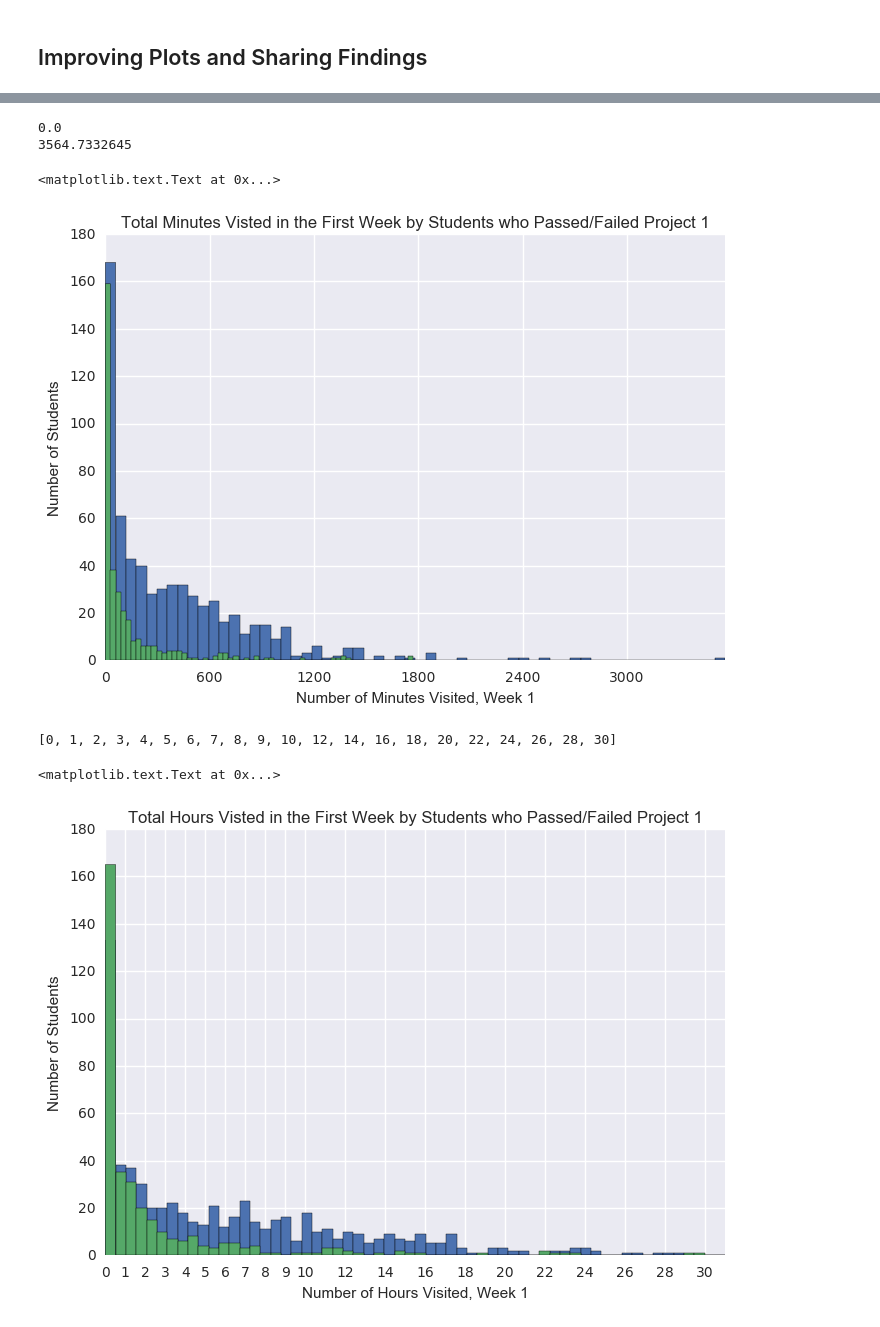
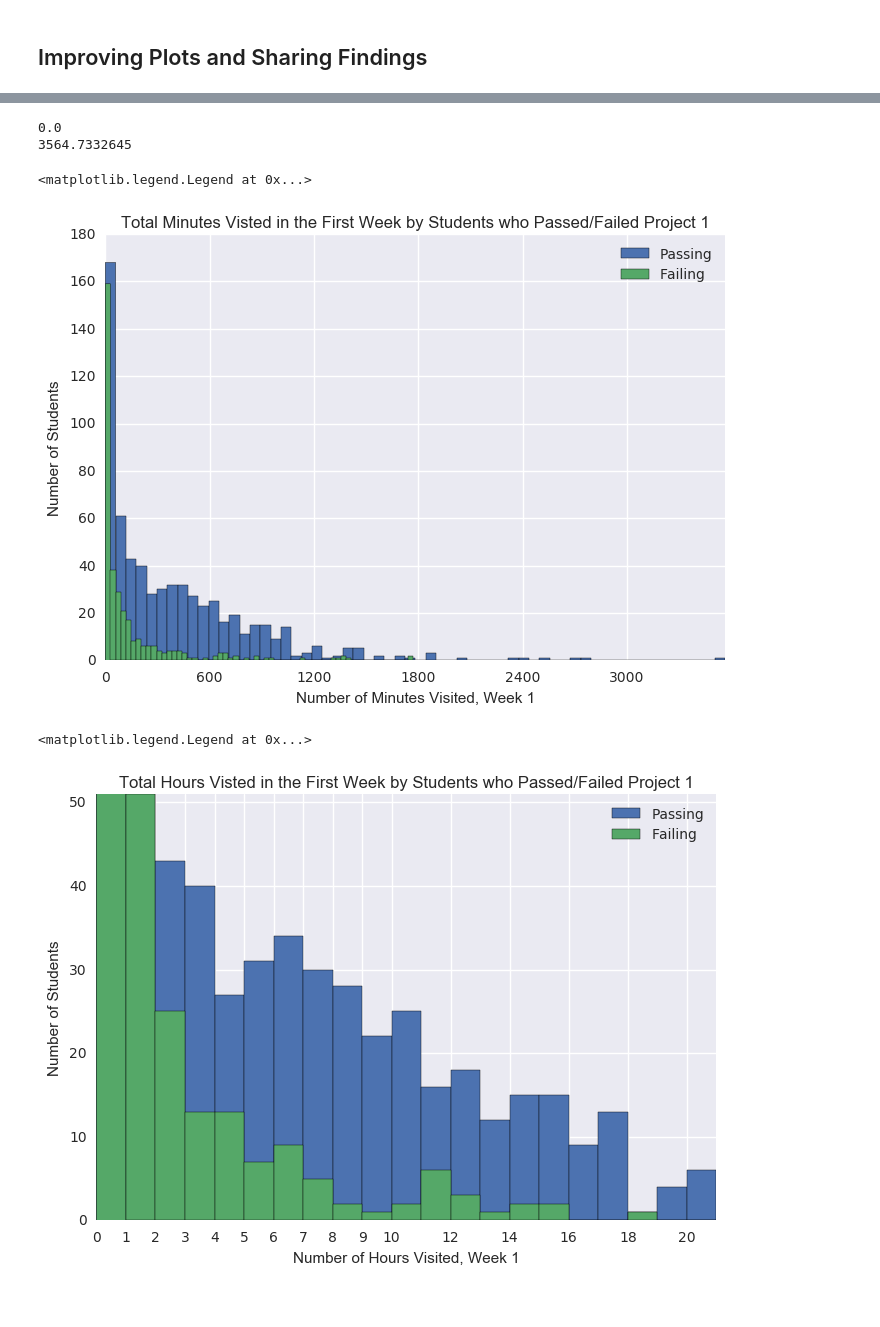
Before and after one commit to SherylHohman/intro-to-data-analysis, a Jupyter notebook: L1_Starter_Code.ipynb, the cells around one changed output, grey strips where cells are left out. Saved outputs shown, nothing was run; the diff lists cells and outputs as text; code cells hidden in the pictures.

```diff
--- a/L1_Starter_Code.ipynb
+++ b/L1_Starter_Code.ipynb
@@ -701,44 +701,60 @@ plt.hist(total_minutes_visited_non_passing, num_bins_failing)
 plt.title("Total Minutes Visted in the First Week by Students who Passed/Failed Project 1")
 plt.xlabel("Number of Minutes Visited, Week 1")
 plt.ylabel("Number of Students")
+plt.legend(['Passing', 'Failing'])
 # %% [output]
 0.0
 3564.7332645
-<matplotlib.text.Text at 0x...>
+<matplotlib.legend.Legend at 0x...>
-[figure, old version]
+[figure, new version]
 # %%
-#"Total Minutes Visited in First Week by Students who Passed Project 1"
-base_number_of_bins = 60 # hourly bins
+# #"Total Minutes Visited in First Week by Students who Passed Project 1"
+# base_number_of_bins = 60 # hourly bins
 
 min_number_minutes = 0
-max_number_minutes = 1800
+max_number_minutes = 1200 #20 hours  #1800 #30 hours
 # step = 120 #number of minutes represented by each tick (and thusly each label)
 # plt.xticks(range(int(np.min(total_minutes_visited)), int(np.max(total_minutes_visited))+1, step))
 
 # hide every other label
 # dunno proper syntax for hist labels, basic idea is here though
 #plt.setp(plt.hist.ax.get_xticklabels()[::2], visible=False)
 
 # change scale from minutes to hours
 total_hours_visited_passing     = [mins/60.0 for mins in total_minutes_visited_passing]
 total_hours_visited_non_passing = [mins/60.0 for mins in total_minutes_visited_non_passing]
 
-start_num_hours = int(min_number_minutes/60)
-end_num_hours   = int(max_number_minutes/60)+1
+start_num_hours = 0  #int(min_number_minutes/60)
+end_num_hours   = 20 + 1 # int(max_number_minutes/60)+1
 step1 = 1        #number of hours represented by each tick
-step1 = 1        #number of hours represented by each tick (and thusly each label) -- prevent overlapping labels
+step2 = 2        #number of hours represented by each tick (and thusly each label) -- prevent overlapping labels
+
+# set number of bins equal to the total number of bars in chart --> hourly
+base_number_of_bins = end_num_hours - start_num_hours  # 60 # hourly bins
 
 # first 10 hours tick each hour, then label/tick even number of hours only (prevent overlapping labels)
-time_range_to_plot = range(start_num_hours, 10, 1) + range(10, end_num_hours, step)
+time_range_to_plot = range(start_num_hours, 10, 1) + range(10, end_num_hours+1, 2)
+plt.xticks(time_range_to_plot)
 
-plt.xticks(time_range_to_plot)
+# doesn't work   :
+# try centering the label to each bar in the histogram
+# def bins_labels(bins, **kwargs):
+#     bin_w = (max(bins) - min(bins)) / (len(bins) - 1)
+#     plt.xticks(np.arange(min(bins)+bin_w/2, max(bins), bin_w), bins, **kwargs)
+#     #plt.xlim(bins[0], bins[-1])
+# bins_labels(range(start_num_hours, end_num_hours))
+
+# cut y-axis off at end_num_students, allowing to zoom in (miinimize effect of "0 hours" on scale chosen for plot)
+end_num_students = 50 + 1
+plt.yticks(range(0, end_num_students, 10))
+plt.ylim([0, end_num_students])
 
 plt.hist(total_hours_visited_passing,     base_number_of_bins, range=[start_num_hours, end_num_hours])
 plt.hist(total_hours_visited_non_passing, base_number_of_bins, range=[start_num_hours, end_num_hours])
 plt.title("Total Hours Visted in the First Week by Students who Passed/Failed Project 1")
 plt.xlabel("Number of Hours Visited, Week 1")
 plt.ylabel("Number of Students")
+plt.legend(['Passing', 'Failing'])
 # %% [output]
-[0, 1, 2, 3, 4, 5, 6, 7, 8, 9, 10, 12, 14, 16, 18, 20, 22, 24, 26, 28, 30]
+<matplotlib.legend.Legend at 0x...>
-<matplotlib.text.Text at 0x...>
-[figure, old version]
+[figure, new version]
```
Also changed, not shown: parts of 10 cells of this notebook, 2 other files.
